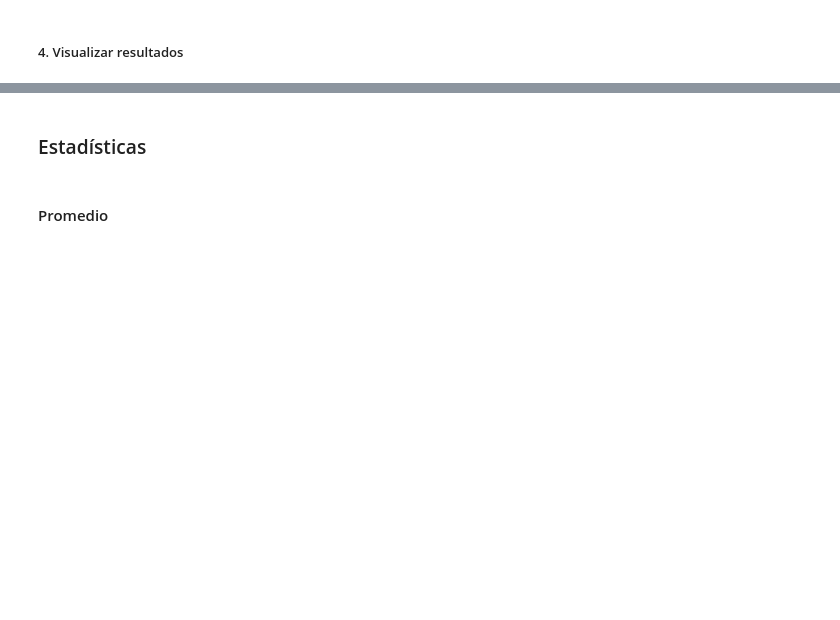
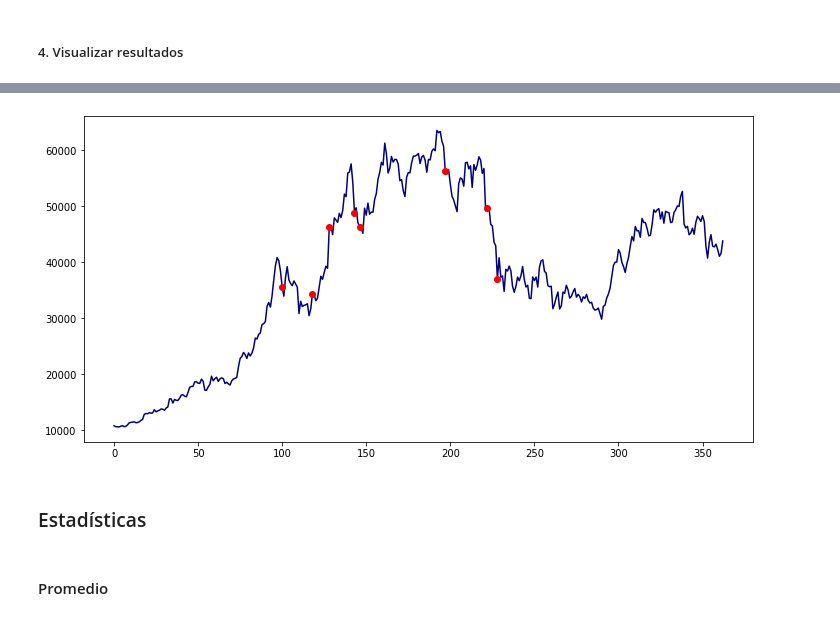
Before and after one commit to carlosdeoncedos/analisisdeinversion2021, a Jupyter notebook: Codigo/20211005Clase5.ipynb, the cells around one changed output, grey strips where cells are left out. Drawn from its saved outputs; the diff is of its cells as text; code cells hidden in the pictures; blank space fills up the shorter version.

```diff
--- a/Codigo/20211005Clase5.ipynb
+++ b/Codigo/20211005Clase5.ipynb
@@ -161,2 +589,4 @@ Pregunta:  _Entre mayor volumen de transacción diaria es un indicativo de que e
 # %% [markdown]
 ##### 2. Generar _filtro_
+# %%
+percentil = np.percentile(btc[:,VOLUMEN], 98)
@@ -162,0 +597,2 @@ Pregunta:  _Entre mayor volumen de transacción diaria es un indicativo de que e
+# %%
+filtro = btc[:,VOLUMEN]>=percentil
@@ -167,3 +648,9 @@ Pregunta:  _Entre mayor volumen de transacción diaria es un indicativo de que e
+# %%
+fig, ax = plt.subplots(figsize=(12,6))
+ax.plot(btc[:,CIERRE], c='navy')
+ax.plot(index_alto_volumen, btc[index_alto_volumen, CIERRE], 'ro');
+# %% [output]
+[figure, added]
 # %% [markdown]
 ### Estadísticas
 # %% [markdown]
```
Also changed, not shown: parts of 120 cells of this notebook.
